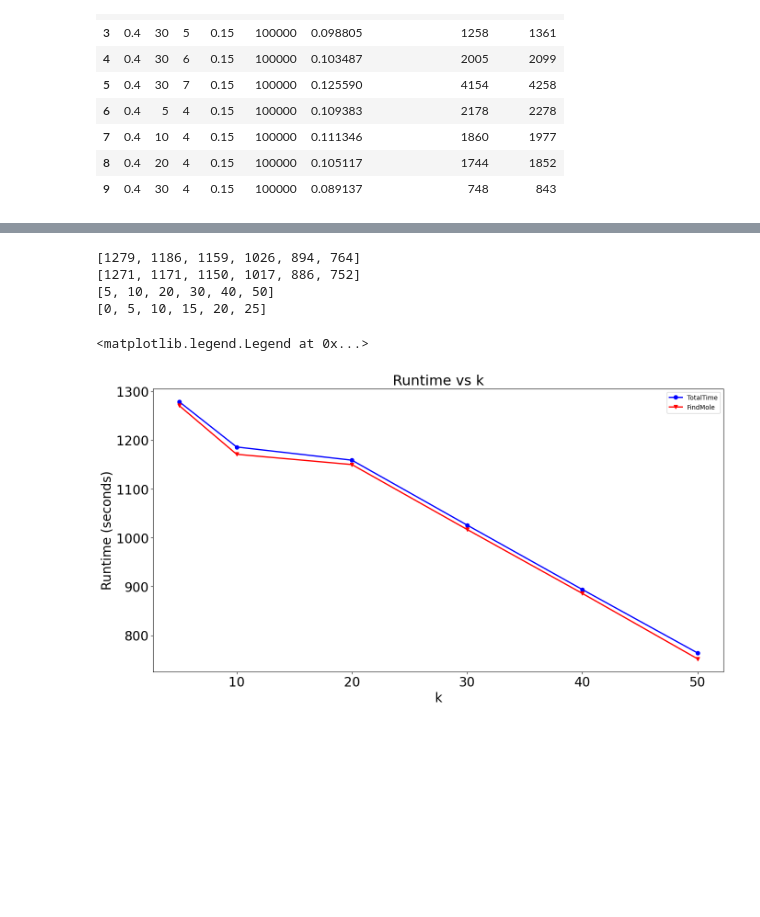
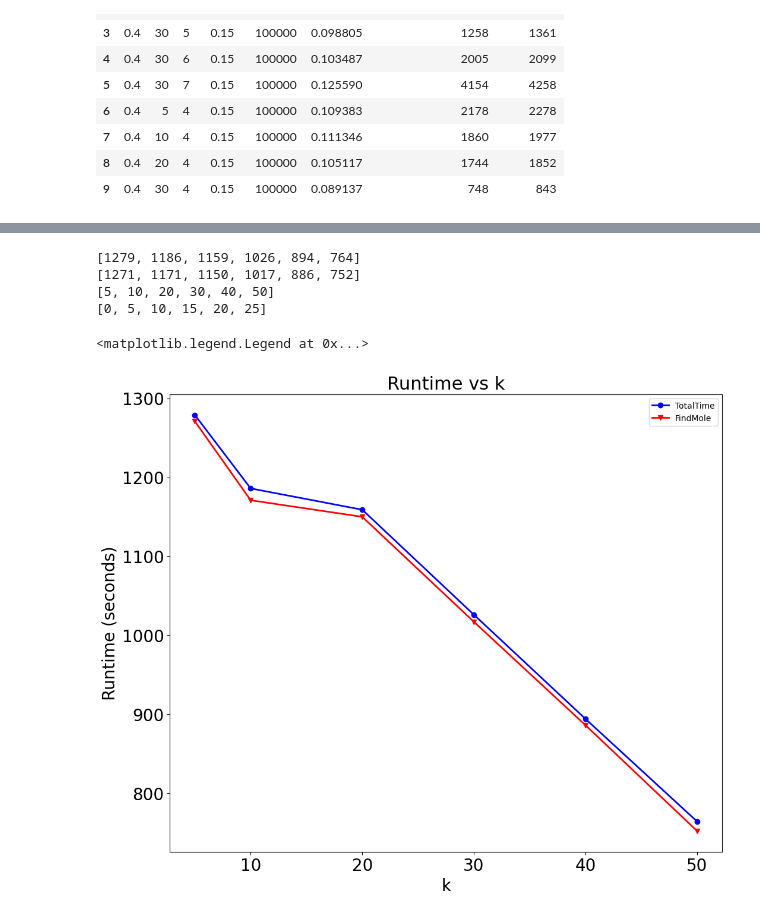
Before and after one commit to ilkayalbayrak/HKP_Coherence, a Jupyter notebook: draw_plots.ipynb, the cells around one changed output, grey strips where cells are left out. Cells and saved outputs as stored; diff of their text form; code cells hidden in the pictures; blank space fills up the shorter version.

```diff
--- a/draw_plots.ipynb
+++ b/draw_plots.ipynb
@@ -170,34 +170,34 @@ ax.legend()
 # %%
 
 
 # plot for k vs runtime
 
 x = [i for i in k_runtime.keys()]
 y_total = list(map(lambda a: k_runtime.get(a)['total'], k_runtime))
 y_min_moles = list(map(lambda a: k_runtime.get(a)['min_moles'], k_runtime))
 print(list(y_total))
 print(list(y_min_moles))
 print(x)
 
 x_label = 'k'
 y_ticks = [i for i in range(0,30,5)]
 print(y_ticks)
 
-fig, (ax1) = plt.subplots(figsize=(16, 8))
+fig, (ax1) = plt.subplots(figsize=(12, 10))
 ax1.plot(x,y_total, label='TotalTime', marker='o', linewidth=2, color='blue')
 ax1.plot(x,y_min_moles, label='FindMole', marker='v', linewidth=2, color='red')
 ax1.tick_params(labelsize=20)
 ax1.set_title(f'Runtime vs {x_label}',fontsize=22)
 ax1.set_xlabel(x_label,fontsize=20)
 ax1.set_ylabel('Runtime (seconds)',fontsize=20)
 ax1.legend()
 # %% [output]
 [1279, 1186, 1159, 1026, 894, 764]
 [1271, 1171, 1150, 1017, 886, 752]
 [5, 10, 20, 30, 40, 50]
 [0, 5, 10, 15, 20, 25]
 <matplotlib.legend.Legend at 0x...>
-[figure, old version]
+[figure, new version]
 # %%
 # plot for sigma vs runtime
 x = [i*100 for i in sigma_runtime.keys()]
```
Also changed, not shown: parts of 5 cells of this notebook, 10 other files.
